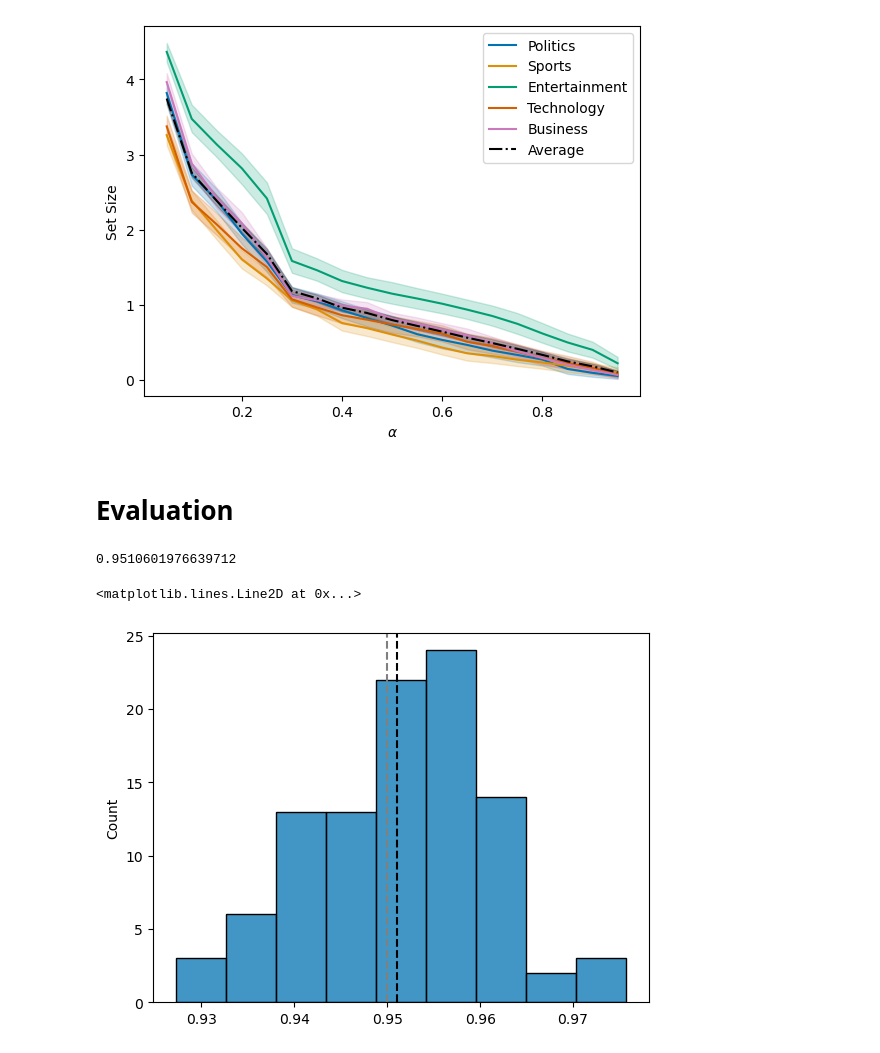
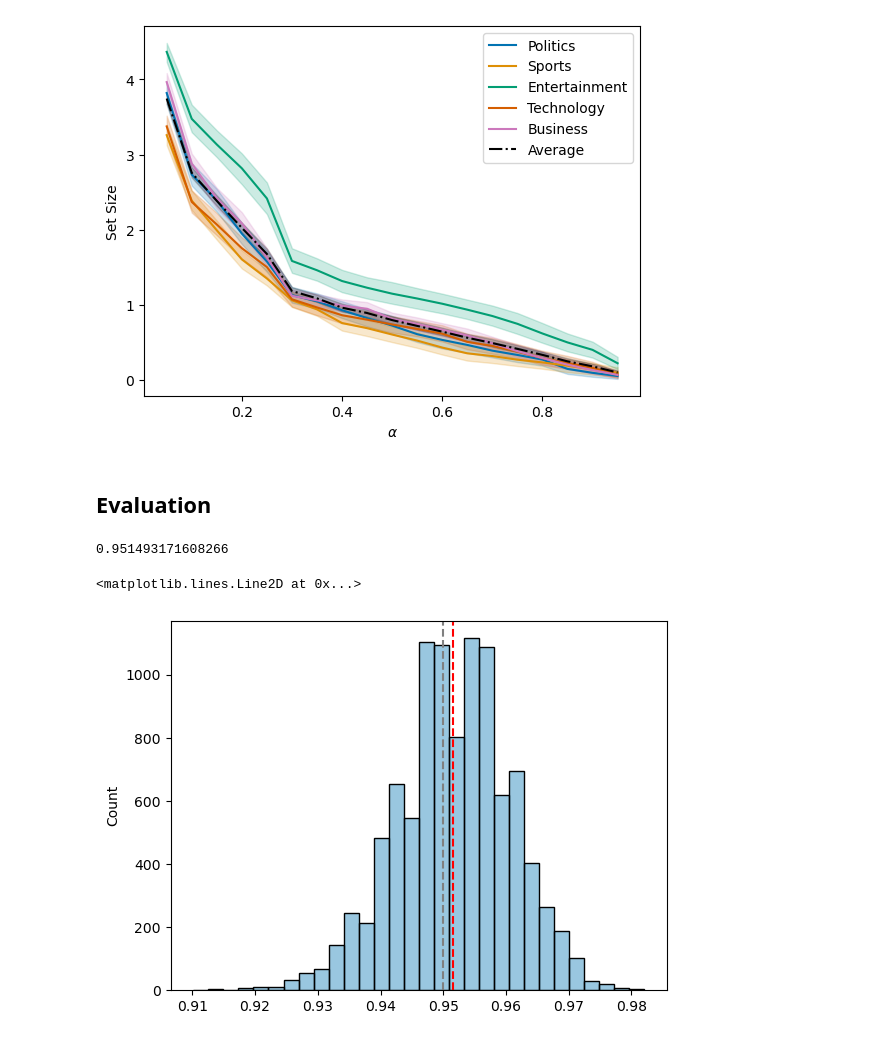
Before and after one commit to jrudoler/rudoler-stat9700-conformal, a Jupyter notebook: notebooks/text-classification.ipynb, the cells around one changed output. Cells and saved outputs as stored; diff of their text form; code cells hidden in the pictures.

```diff
--- a/notebooks/text-classification.ipynb
+++ b/notebooks/text-classification.ipynb
@@ -206,30 +215,30 @@ plt.savefig('../figures/adaptive_set_size.pdf', dpi=300, bbox_inches='tight')
 # %% [output]
 [figure]
 # %% [markdown]
-# Evaluation
+## Evaluation
 # %%
 full_probs = pd.concat([cal_probs, val_probs])
 full_labels = pd.concat([cal_labels, val_labels])
 full_pi = full_probs.values.argsort(axis=1)[:,::-1]
 full_srt = np.take_along_axis(full_probs.values, full_pi, axis=1).cumsum(axis=1)
 scores = np.take_along_axis(full_srt, full_pi.argsort(axis=1),axis=1)[range(len(full_labels)),full_labels.values]
 
 n = len(cal_labels)
-R = 100
+R = 10000
 alpha = .05
 
 coverages = np.zeros((R,))
 for r in range(R):
    np.random.shuffle(scores) # shuffle
    calib_scores, val_scores = (scores[:n],scores[n:]) # split
    qhat = np.quantile(calib_scores, np.ceil((n+1)*(1-alpha))/n, method='higher') # calibrate
    coverages[r] = (val_scores <= qhat).astype(float).mean()
 average_coverage = coverages.mean() # should be close to 1-alpha
 print(average_coverage)
-hist = sns.histplot(coverages, ec='k') # should be roughly centered at 1-alpha
+hist = sns.histplot(coverages, ec='k', bins=30, alpha=.4) # should be roughly centered at 1-alpha
 plt.axvline(1-alpha, color='gray', linestyle='--')
-plt.axvline(average_coverage, color='k', linestyle='--')
+plt.axvline(average_coverage, color='r', linestyle='--')
 # %% [output]
-0.9510601976639712
+0.951493171608266
 <matplotlib.lines.Line2D at 0x...>
-[figure, old version]
+[figure, new version]
```
Also changed, not shown: parts of 8 cells of this notebook, 2 other files.
